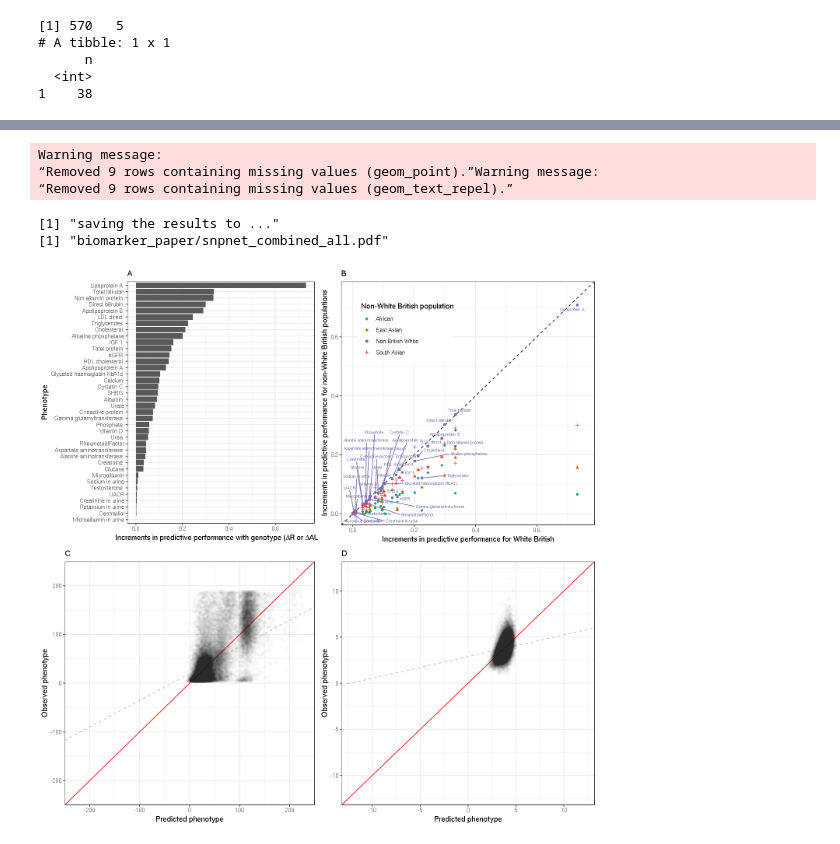
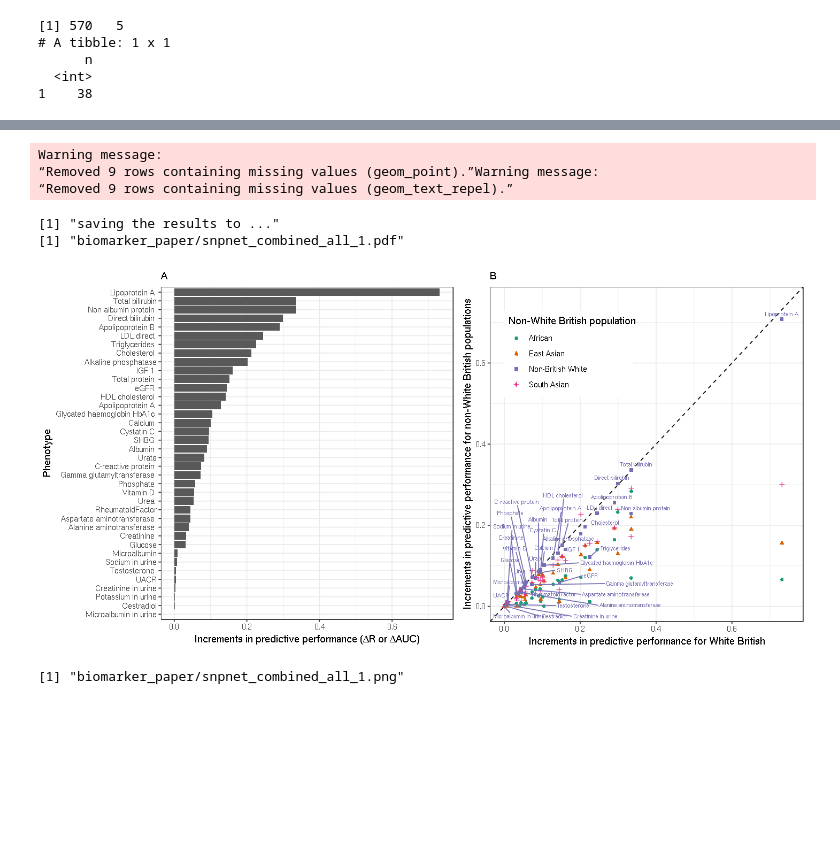
Before and after one commit to rivas-lab/PRS, a Jupyter notebook: notebook/20190407_biomarkers/biomarker_paper.ipynb, the cells around one changed output, grey strips where cells are left out. Saved outputs shown, nothing was run; the diff lists cells and outputs as text; code cells hidden in the pictures; blank space fills up the shorter version.

Commit message:
update figures

```diff
--- a/notebook/20190407_biomarkers/biomarker_paper.ipynb
+++ b/notebook/20190407_biomarkers/biomarker_paper.ipynb
@@ -98,20 +214,26 @@ plot_height <- 12
 # %%
+plot_width <- 12
+plot_height <- 6
 options(repr.plot.width=plot_width , repr.plot.height=plot_height)
 p_combined <- grid.arrange(
     p1  + labs(title='A'),
     p2  + labs(title='B'),
-    p3  + labs(title='C'),
-    p4  + labs(title='D'),
-    widths = c(1, 1), nrow = 2
+    widths = c(1.2, 1), nrow = 1
 )
 print('saving the results to ...')
-out_f <- file.path(out_dir, 'snpnet_combined_all.pdf')
+out_f <- file.path(out_dir, 'snpnet_combined_all_1.pdf')
 print(out_f)
 ggsave(out_f, p_combined, width=plot_width, height=plot_height)
 # %% [output]
 Warning message:
 “Removed 9 rows containing missing values (geom_point).”Warning message:
 “Removed 9 rows containing missing values (geom_text_repel).”
 [1] "saving the results to ..."
-[1] "biomarker_paper/snpnet_combined_all.pdf"
+[1] "biomarker_paper/snpnet_combined_all_1.pdf"
-[figure, old version]
+[figure, new version]
+# %%
+out_f <- file.path(out_dir, 'snpnet_combined_all_1.png')
+print(out_f)
+ggsave(out_f, p_combined, width=plot_width, height=plot_height)
+# %% [output]
+[1] "biomarker_paper/snpnet_combined_all_1.png"
```
Also changed, not shown: parts of 17 cells of this notebook, 10 other files.
